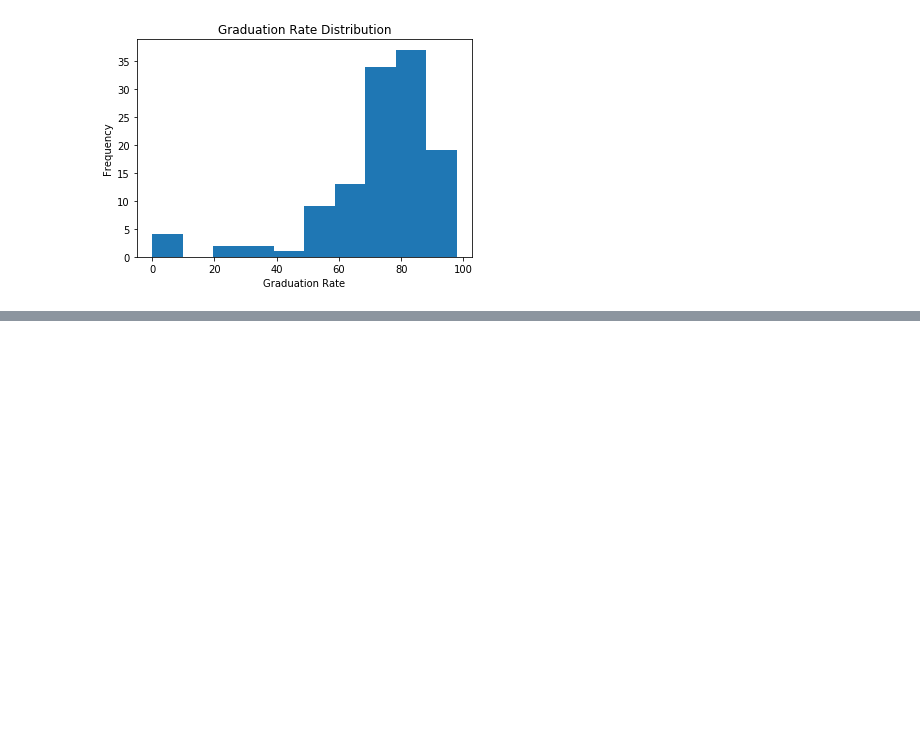
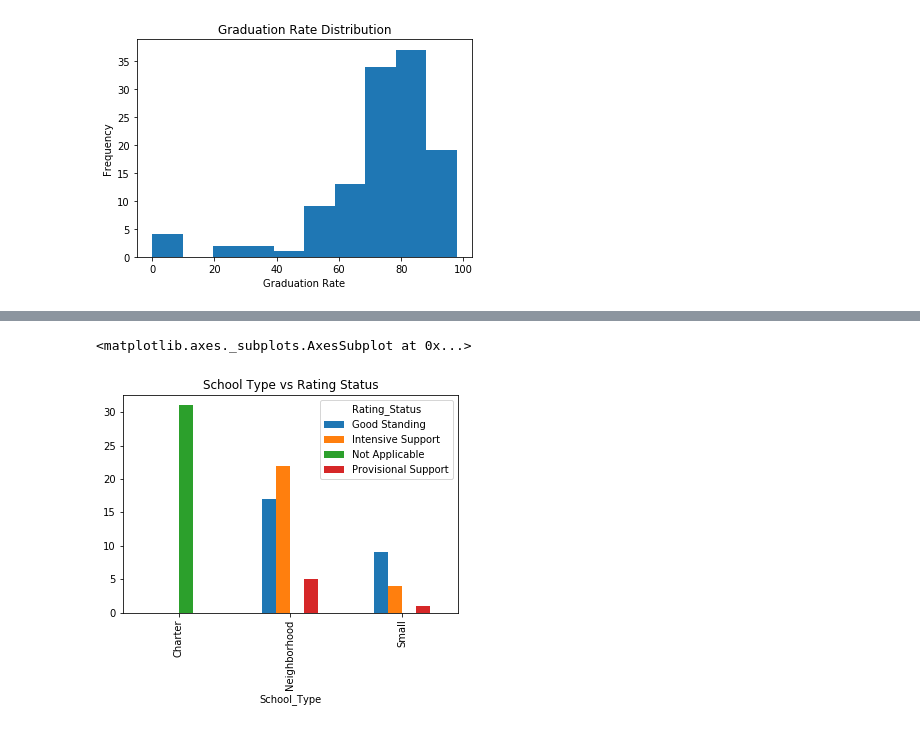
Before and after one commit to jmatune/csc478-project, a Jupyter notebook: Exploratory_Analysis_John.ipynb, the cells around one changed output, grey strips where cells are left out. Drawn from its saved outputs; the diff is of its cells as text; code cells hidden in the pictures; blank space fills up the shorter version.

```diff
--- a/Exploratory_Analysis_John.ipynb
+++ b/Exploratory_Analysis_John.ipynb
@@ -65,0 +74,6 @@ Feature Selection regression (lasso, ridge, elastic net, GD)
+# %%
+hs_ncs = hs_data[hs_data['School_Type'].isin(['Neighborhood', 'Charter', 'Small'])]
+pd.crosstab(hs_ncs['School_Type'], hs_ncs['Rating_Status']).plot(kind='bar', title='School Type vs Rating Status')
+# %% [output]
+<matplotlib.axes._subplots.AxesSubplot at 0x...>
+[figure, added]
```
Also changed, not shown: parts of 21 cells of this notebook.
